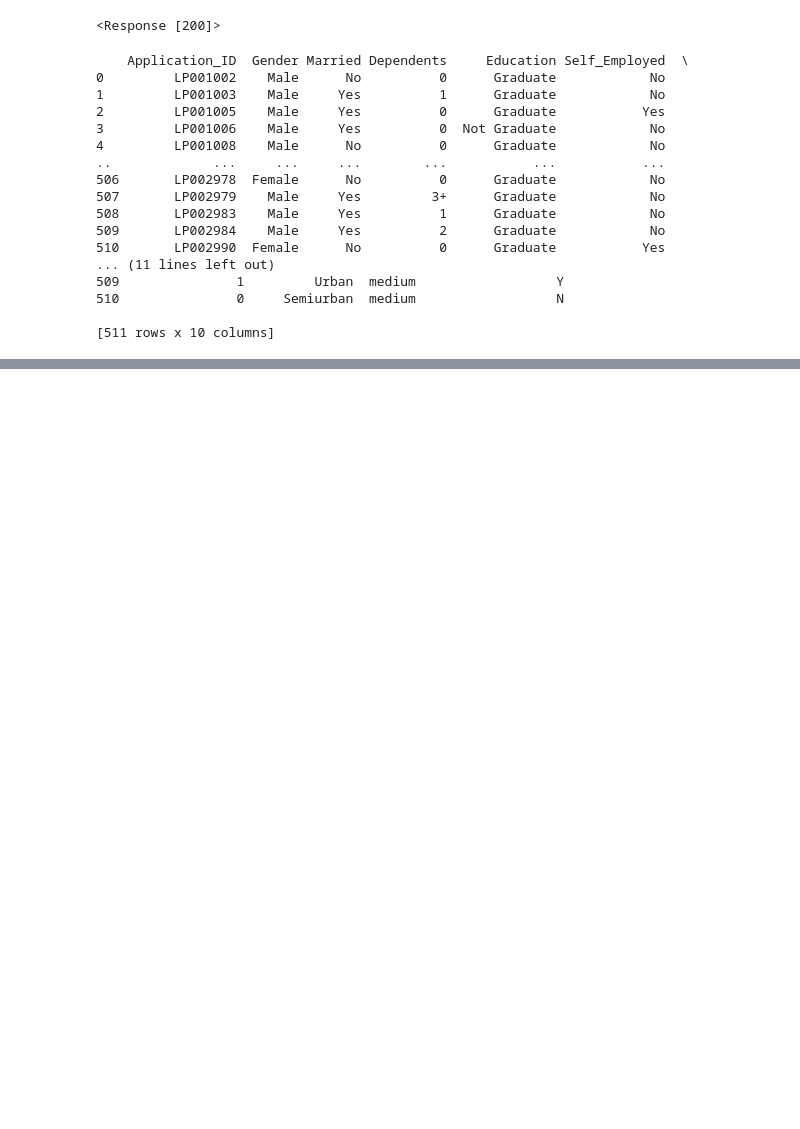
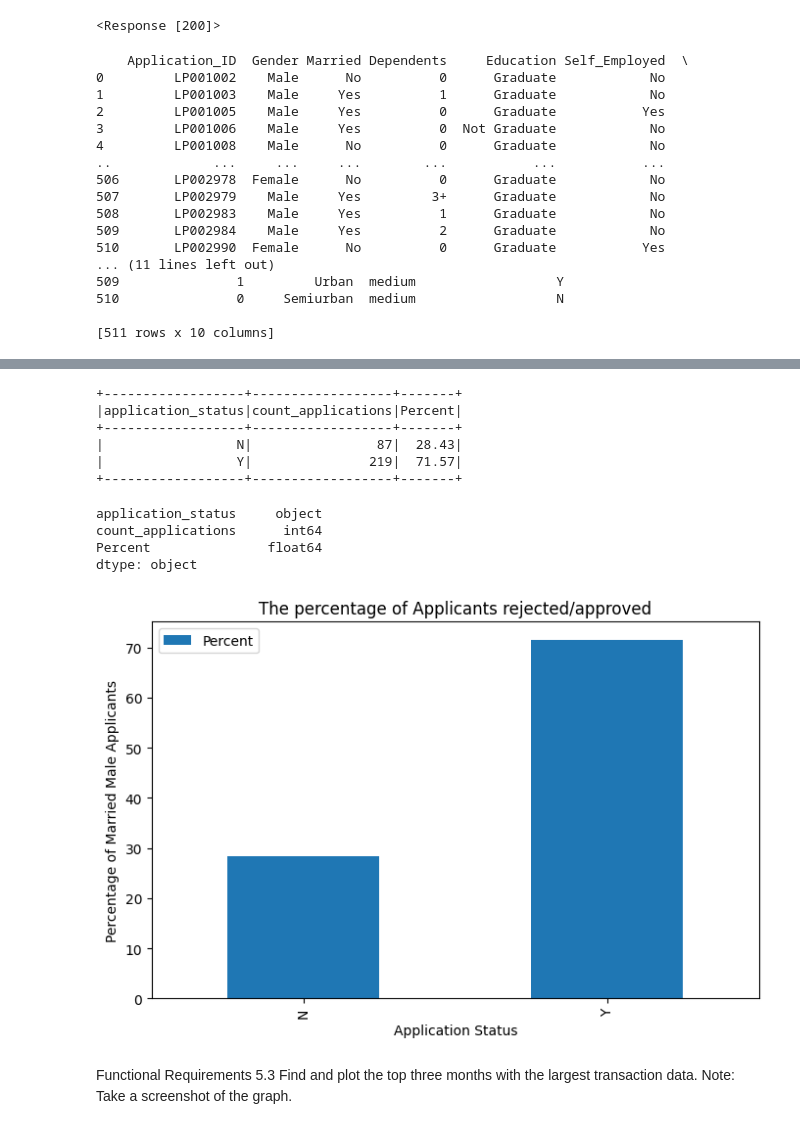
Before and after one commit to Shweta-rg/CapstoneETL, a Jupyter notebook: loanAPI.ipynb, the cells around one changed output, grey strips where cells are left out. Cells and saved outputs as stored; diff of their text form; code cells hidden in the pictures; blank space fills up the shorter version.

```diff
--- a/loanAPI.ipynb
+++ b/loanAPI.ipynb
@@ -84,0 +152,50 @@ sploanDF.write.format("jdbc") \
+# %%
+#Find the percentage of rejection for married male applicants.
+#Note: Take a screenshot of the graph.
+
+query2 = "(SELECT application_status, COUNT(application_status) AS count_applications, \
+		(round(count(application_status)/(SELECT COUNT(*) FROM cdw_sapp_loan_application \
+		WHERE Gender = 'Male' AND Married = 'Yes' )*100,2)) AS Percent \
+		FROM cdw_sapp_loan_application \
+		WHERE Gender = 'Male' AND Married = 'Yes' \
+		GROUP BY application_status) as a"
+
+sp_sql2 = spark.read.format("jdbc") \
+  .option("url", "jdbc:mysql://localhost:3306/creditcard_capstone") \
+  .option("user", "root") \
+  .option("password", "password") \
+  .option("dbtable", query2) \
+  .load()
+
+sp_sql2.show()
+# %% [output]
++------------------+------------------+-------+
+|application_status|count_applications|Percent|
++------------------+------------------+-------+
+|                 N|                87|  28.43|
+|                 Y|               219|  71.57|
++------------------+------------------+-------+
+# %%
+import matplotlib.pyplot as plt
+
+pd_sql2 = sp_sql2.toPandas()
+
+# pd_sql1.reset_index(inplace=True)
+pd_sql2['Percent'] = pd_sql2['Percent'].astype('float')
+print(pd_sql2.dtypes)
+
+pd_sql2.plot(kind='bar', x='application_status', y='Percent', figsize=(8,5))
+plt.title('The percentage of Applicants rejected/approved')
+plt.xlabel('Application Status')
+plt.ylabel('Percentage of Married Male Applicants')
+plt.show()
+# %% [output]
+application_status     object
+count_applications      int64
+Percent               float64
+dtype: object
+[figure, added]
+# %% [markdown]
+Functional Requirements 5.3
+Find and plot the top three months with the largest transaction data.
+Note: Take a screenshot of the graph.
```
Also changed, not shown: parts of 11 cells of this notebook.
